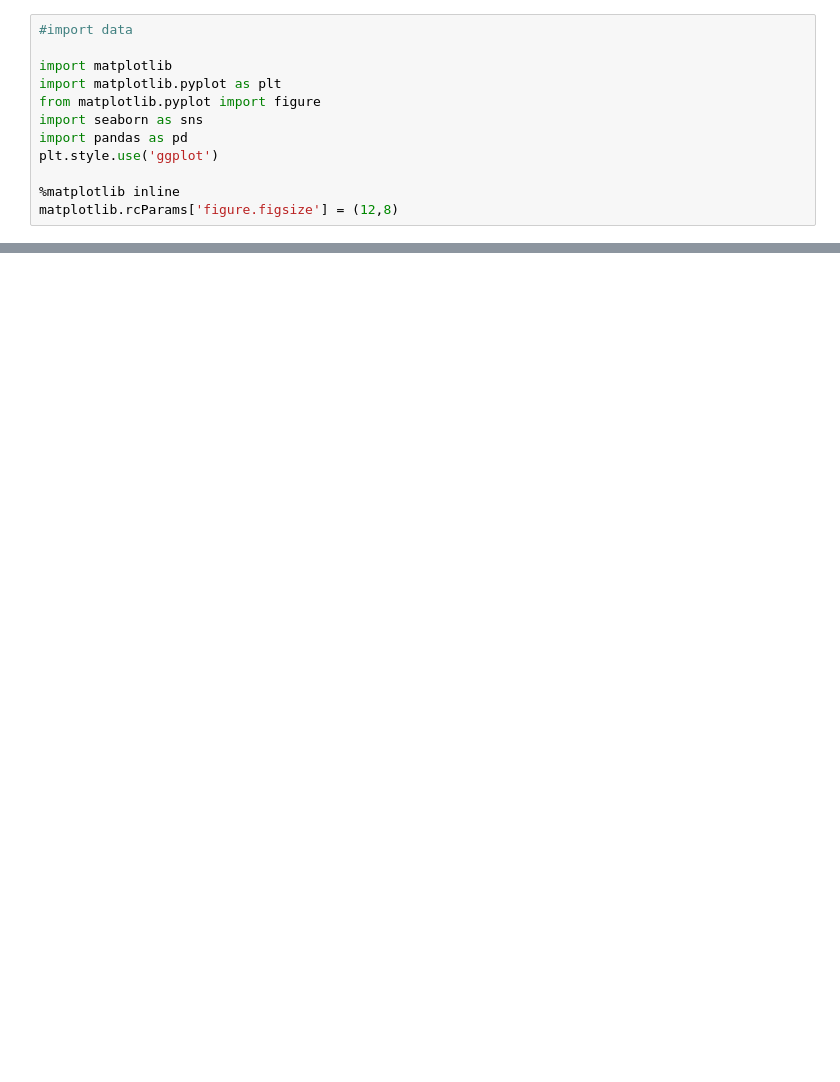
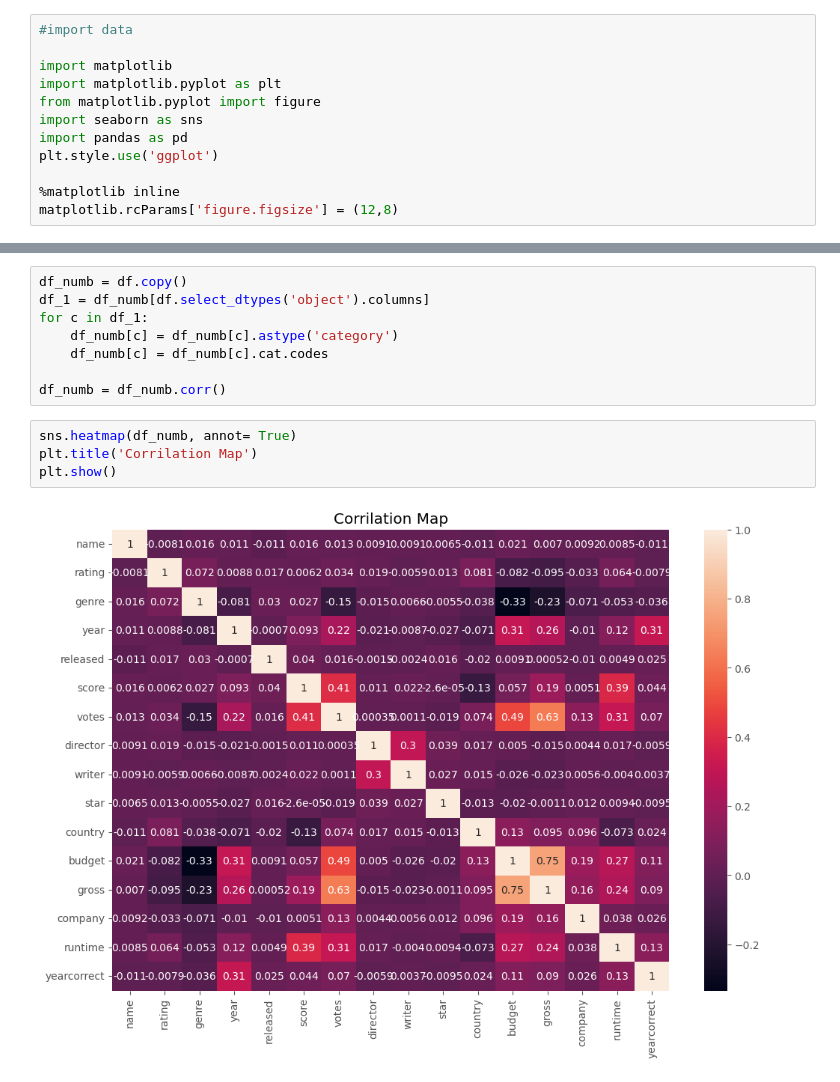
Before and after one commit to Shashwateran/Portfolio, a Jupyter notebook: Movie_Corrilation.ipynb, the cells around one changed output, grey strips where cells are left out. Drawn from its saved outputs; the diff is of its cells as text; blank space fills up the shorter version.

```diff
--- a/Movie_Corrilation.ipynb
+++ b/Movie_Corrilation.ipynb
@@ -39,0 +55,14 @@ AttributeError: 'DataFrame' object has no attribute 'dtype'
+# %%
+df_numb = df.copy()
+df_1 = df_numb[df.select_dtypes('object').columns]
+for c in df_1:
+    df_numb[c] = df_numb[c].astype('category')
+    df_numb[c] = df_numb[c].cat.codes
+
+df_numb = df_numb.corr()
+# %%
+sns.heatmap(df_numb, annot= True)
+plt.title('Corrilation Map')
+plt.show()
+# %% [output]
+[figure, added]
```
Also changed, not shown: parts of 10 cells of this notebook.
